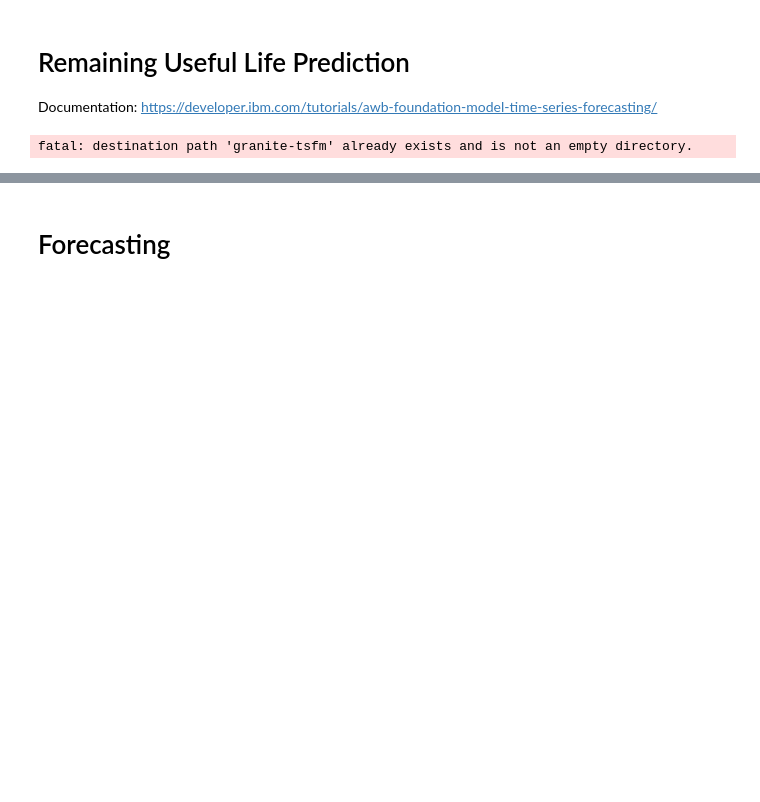
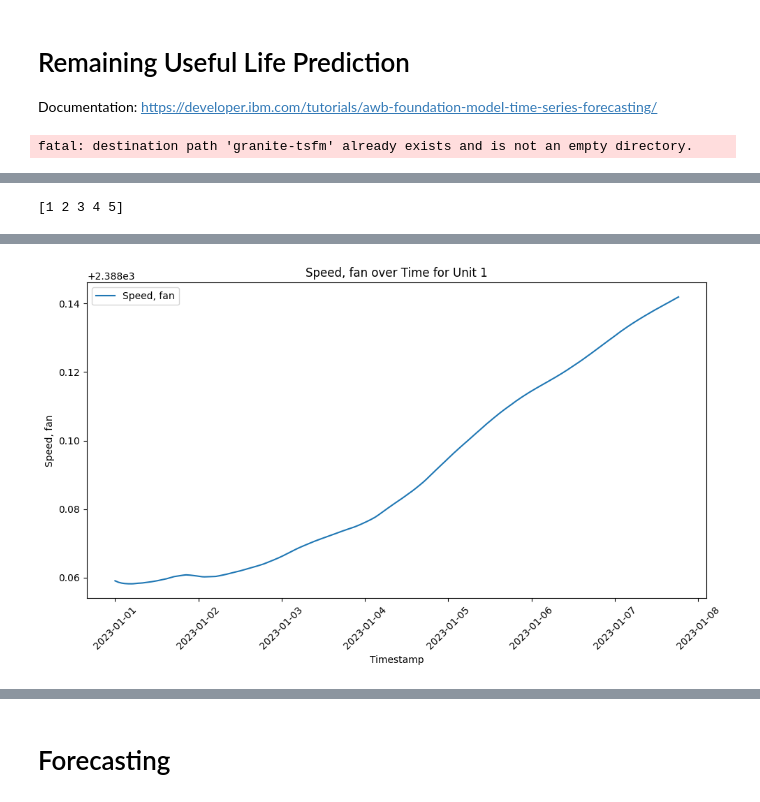
Before and after one commit to sakinanazarali/RUL_Prediction, a Jupyter notebook: models/FM_TTM-1a.ipynb, the cells around one changed output, grey strips where cells are left out. Cells and saved outputs as stored; diff of their text form; code cells hidden in the pictures; blank space fills up the shorter version.

```diff
--- a/models/FM_TTM-1a.ipynb
+++ b/models/FM_TTM-1a.ipynb
@@ -129,0 +58,51 @@ train_df.tail(5)
+# %%
+train_df = train_df[train_df['unit_number'].isin([1, 2, 3, 4, 5])]
+print(train_df['unit_number'].unique())
+# %% [output]
+[1 2 3 4 5]
+# %%
+# Step 1 & 2: Efficiently add empty rows and timestamp for each unit_number
+def expand_and_add_timestamp(df, num_empty_rows=50, start_date='2023-01-01'):
+    dfs = []
+    for unit_num, group in df.groupby('unit_number'):
+        N = len(group)
+        total_rows = N + (N - 1) * num_empty_rows
+        # Create timestamps starting at midnight for each unit_number
+        timestamps = pd.date_range(start=start_date, periods=total_rows, freq='min')
+        # Create an empty DataFrame with timestamps
+        expanded_group = pd.DataFrame({'timestamp': timestamps})
+        # Calculate positions to insert the original data
+        positions = np.arange(N) * (num_empty_rows + 1)
+        # Assign unit_number to the expanded DataFrame
+        expanded_group['unit_number'] = unit_num
+        # Insert the original data into the correct positions
+        expanded_group.loc[positions, group.columns] = group.values
+        dfs.append(expanded_group)
+    expanded_df = pd.concat(dfs, ignore_index=True)
+    return expanded_df
+
+# Step 3: Interpolate the missing values for each unit_number
+def interpolate_missing_values(df):
+    df = df.set_index(['unit_number', 'timestamp'])
+    df = df.interpolate(method='linear')
+    df = df.reset_index()
+    return df
+
+
+# Apply the steps to train_df
+train_df = expand_and_add_timestamp(train_df)
+train_df = interpolate_missing_values(train_df)
+print(train_df.head(100))
+
+# Step 4: Plot 'Speed, fan' for unit_number = 1 over timestamp column
+unit_1_data = train_df[train_df['unit_number'] == 1]
+plt.figure(figsize=(10, 6))
+plt.plot(unit_1_data['timestamp'], unit_1_data['Speed, fan'], label='Speed, fan')
+plt.xlabel('Timestamp')
+plt.ylabel('Speed, fan')
+plt.title('Speed, fan over Time for Unit 1')
+plt.legend()
+plt.xticks(rotation=45)
+plt.tight_layout()
+plt.show()
+# %% [output]
@@ -130,3 +126,4 @@ train_df.tail(5)
+[figure, added]
 # %%
 # Refine dataset
 train_df = train_df.dropna()
```
Also changed, not shown: parts of 22 cells of this notebook, 9 other files.
